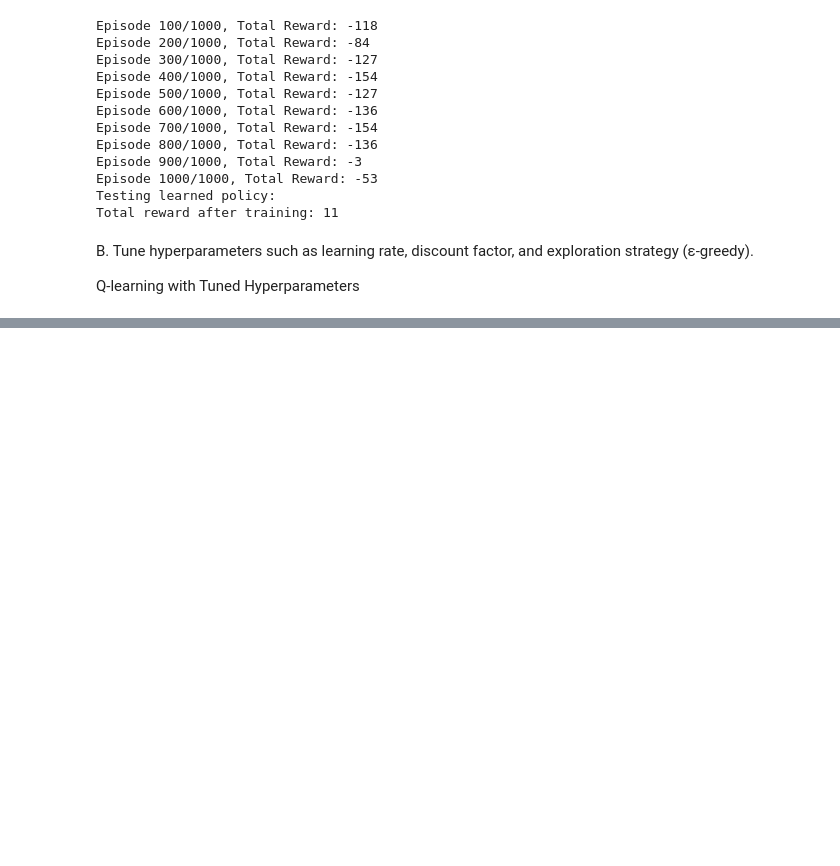
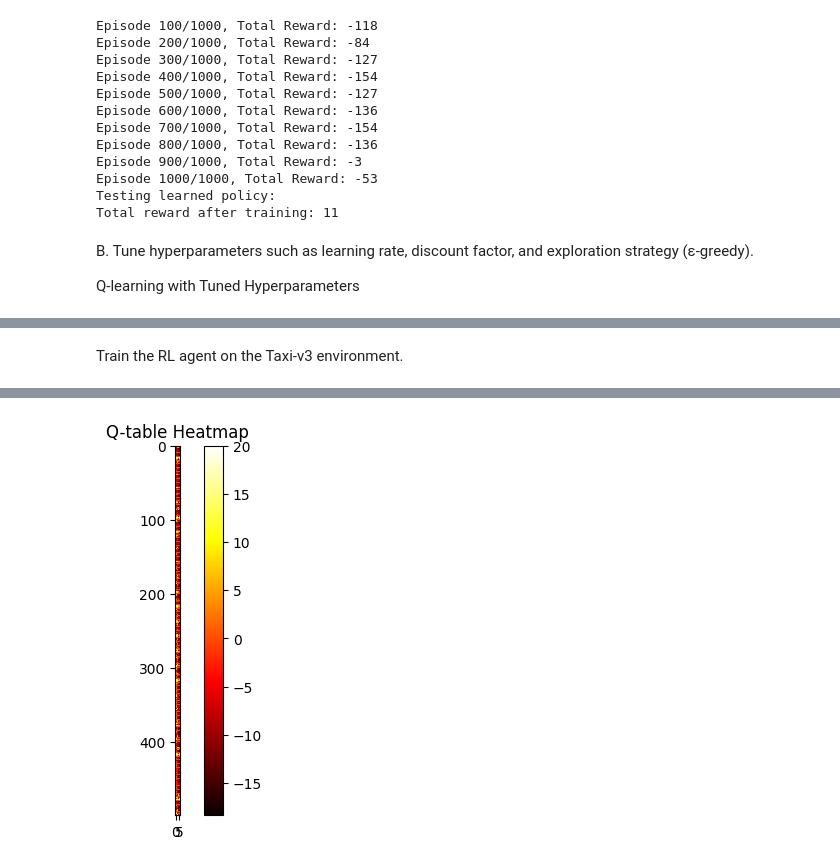
Before and after one commit to Harithelamin/ACIT4610-24H-G13, a Jupyter notebook: task-4.ipynb, the cells around one changed output, grey strips where cells are left out. Drawn from its saved outputs; the diff is of its cells as text; code cells hidden in the pictures; blank space fills up the shorter version.

```diff
--- a/task-4.ipynb
+++ b/task-4.ipynb
@@ -539,0 +885,79 @@ def train_agent(alpha, gamma, epsilon):
+# %% [markdown]
+Train the RL agent on the Taxi-v3 environment.
+# %%
+import numpy as np
+import gymnasium as gym
+import matplotlib.pyplot as plt
+
+# Initialize the Taxi-v3 environment
+env = gym.make('Taxi-v3')
+
+# Initialize the Q-table with zeros (state x action)
+# State space has 500 states, action space has 6 actions (0-5)
+Q = np.zeros([env.observation_space.n, env.action_space.n])
+
+# Hyperparameters
+learning_rate = 0.8        # Alpha: How much new information overrides old information
+discount_factor = 0.95     # Gamma: Discount factor for future rewards
+epsilon = 0.1              # Epsilon: Probability of choosing a random action (exploration)
+num_episodes = 1000        # Total number of training episodes
+max_steps_per_episode = 100  # Max steps in an episode
+
+# Function to choose an action based on epsilon-greedy policy
+def epsilon_greedy_policy(state, epsilon):
+    if np.random.uniform(0, 1) < epsilon:
+        return env.action_space.sample()  # Explore: choose a random action
+    else:
+        return np.argmax(Q[state])        # Exploit: choose the action with the highest Q-value
+
+# Training loop
+for episode in range(num_episodes):
+    state, _ = env.reset()  # Reset the environment at the start of each episode
+    done = False
+    total_reward = 0
+
+    for step in range(max_steps_per_episode):
+        action = epsilon_greedy_policy(state, epsilon)
+        next_state, reward, done, _, _ = env.step(action)  # Take the action and observe the result
+
+        # Update the Q-table using the Q-learning update rule
+        Q[state, action] = Q[state, action] + learning_rate * (reward + discount_factor * np.max(Q[next_state]) - Q[state, action])
+
+        state = next_state
+        total_reward += reward
+
+        if done:
+            break
+
+    # Optional: Print episode info every 100th episode
+    if episode % 100 == 0:
+        print(f"Episode {episode}/{num_episodes}, Total Reward: {total_reward}")
+
+# After training, evaluate the agent
+def evaluate_agent(num_episodes=10):
+    total_rewards = 0
+    for _ in range(num_episodes):
+        state, _ = env.reset()
+        done = False
+        total_reward = 0
+
+        while not done:
+            action = np.argmax(Q[state])  # Choose the best action based on Q-table (exploitation)
+            state, reward, done, _, _ = env.step(action)
+            total_reward += reward
+
+        total_rewards += total_reward
+
+    avg_reward = total_rewards / num_episodes
+    print(f"Average reward over {num_episodes} episodes: {avg_reward}")
+    return avg_reward
+
+# Evaluate the trained agent
+evaluate_agent(10)
+
+# Plot Q-table heatmap (Optional for visualization)
+plt.imshow(Q, cmap='hot', interpolation='nearest')
+plt.colorbar()
+plt.title('Q-table Heatmap')
+plt.show()
+# %% [output]
@@ -539,0 +975 @@ def train_agent(alpha, gamma, epsilon):
+[figure, added]
```
Also changed, not shown: parts of 16 cells of this notebook, 18 other files.
